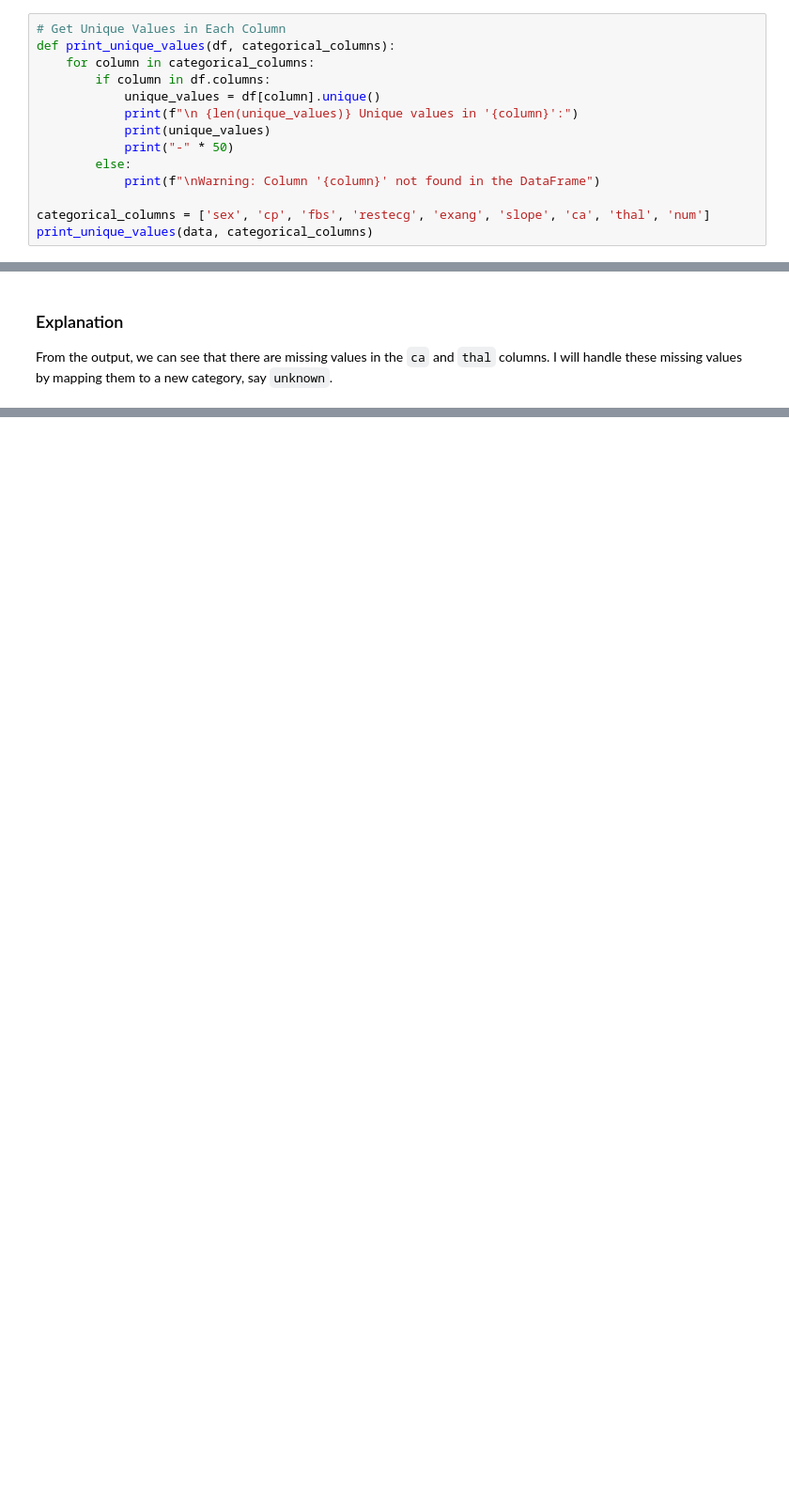
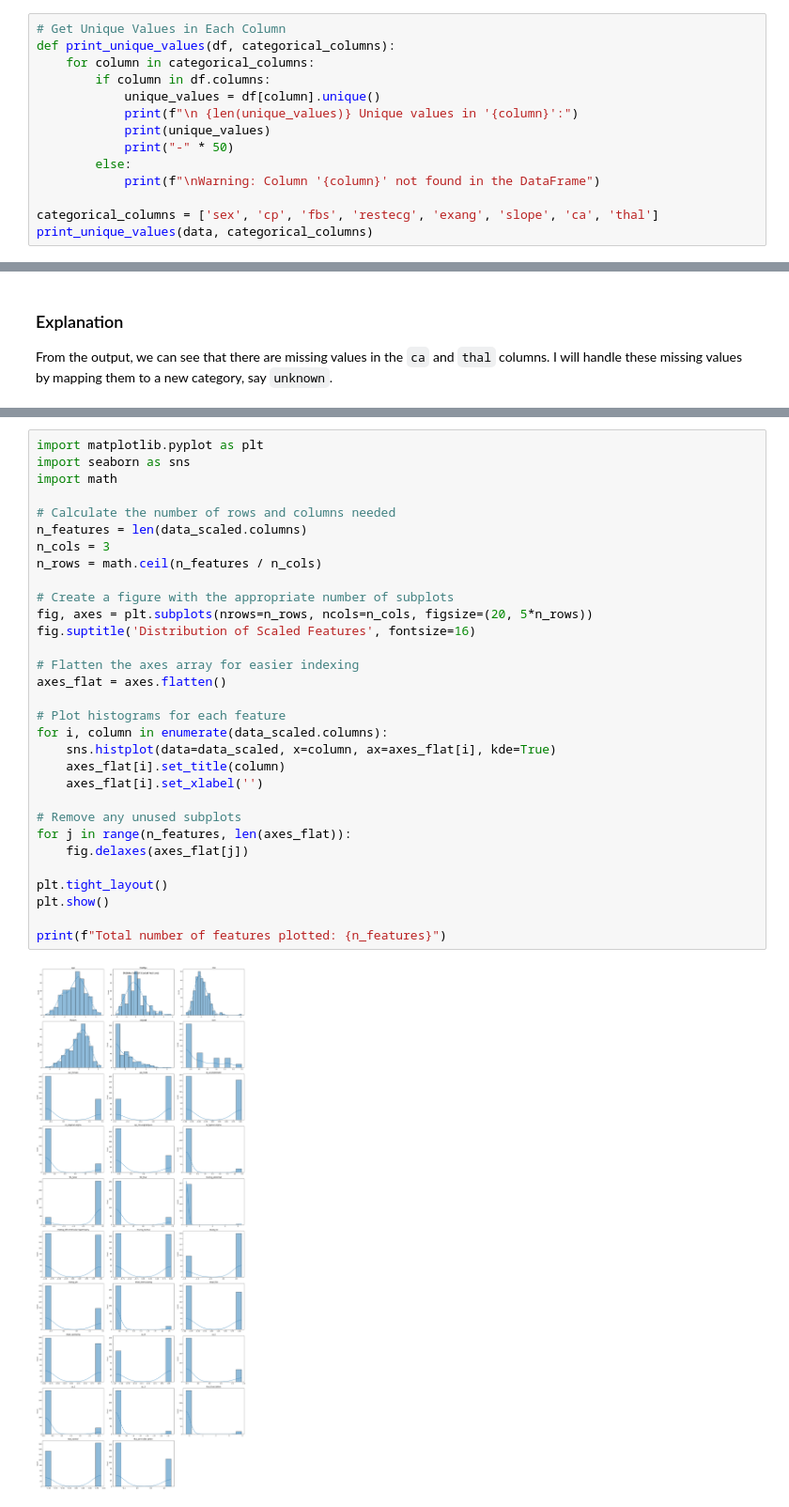
Before and after one commit to kayc0des/clustering_formative, a Jupyter notebook: clustering_formative.ipynb, the cells around one changed output, grey strips where cells are left out. Shown at 94% size. Drawn from its saved outputs; the diff is of its cells as text; blank space fills up the shorter version.

```diff
--- a/clustering_formative.ipynb
+++ b/clustering_formative.ipynb
@@ -63,7 +63,7 @@ def print_unique_values(df, categorical_columns):
         else:
             print(f"\nWarning: Column '{column}' not found in the DataFrame")
 
-categorical_columns = ['sex', 'cp', 'fbs', 'restecg', 'exang', 'slope', 'ca', 'thal', 'num']
+categorical_columns = ['sex', 'cp', 'fbs', 'restecg', 'exang', 'slope', 'ca', 'thal']
 print_unique_values(data, categorical_columns)
 # %% [output]
  2 Unique values in 'sex':
@@ -125,0 +224,33 @@ data.head()
+# %%
+import matplotlib.pyplot as plt
+import seaborn as sns
+import math
+
+# Calculate the number of rows and columns needed
+n_features = len(data_scaled.columns)
+n_cols = 3
+n_rows = math.ceil(n_features / n_cols)
+
+# Create a figure with the appropriate number of subplots
+fig, axes = plt.subplots(nrows=n_rows, ncols=n_cols, figsize=(20, 5*n_rows))
+fig.suptitle('Distribution of Scaled Features', fontsize=16)
+
+# Flatten the axes array for easier indexing
+axes_flat = axes.flatten()
+
+# Plot histograms for each feature
+for i, column in enumerate(data_scaled.columns):
+    sns.histplot(data=data_scaled, x=column, ax=axes_flat[i], kde=True)
+    axes_flat[i].set_title(column)
+    axes_flat[i].set_xlabel('')
+
+# Remove any unused subplots
+for j in range(n_features, len(axes_flat)):
+    fig.delaxes(axes_flat[j])
+
+plt.tight_layout()
+plt.show()
+
+print(f"Total number of features plotted: {n_features}")
+# %% [output]
+[figure, added]
```
Also changed, not shown: parts of 14 cells of this notebook.
